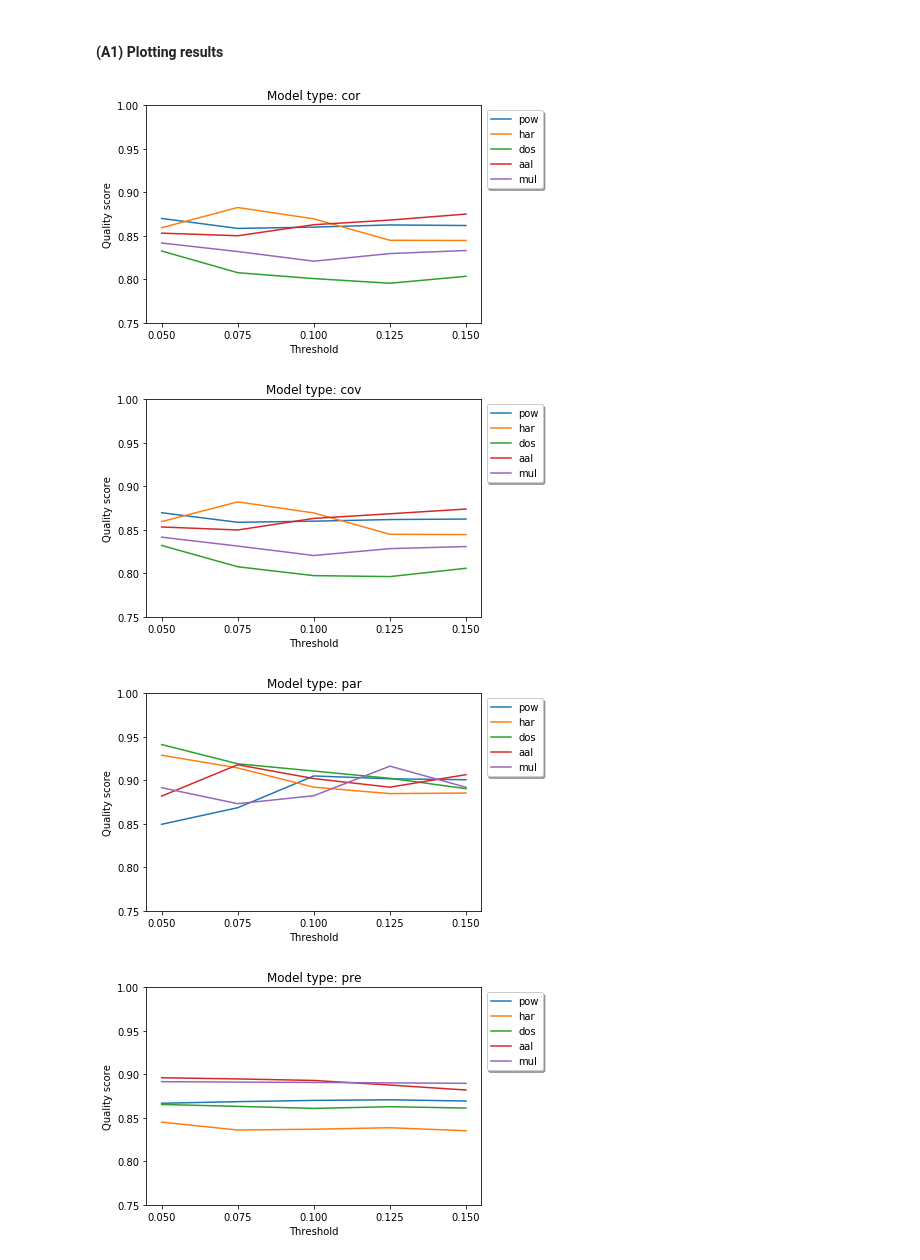
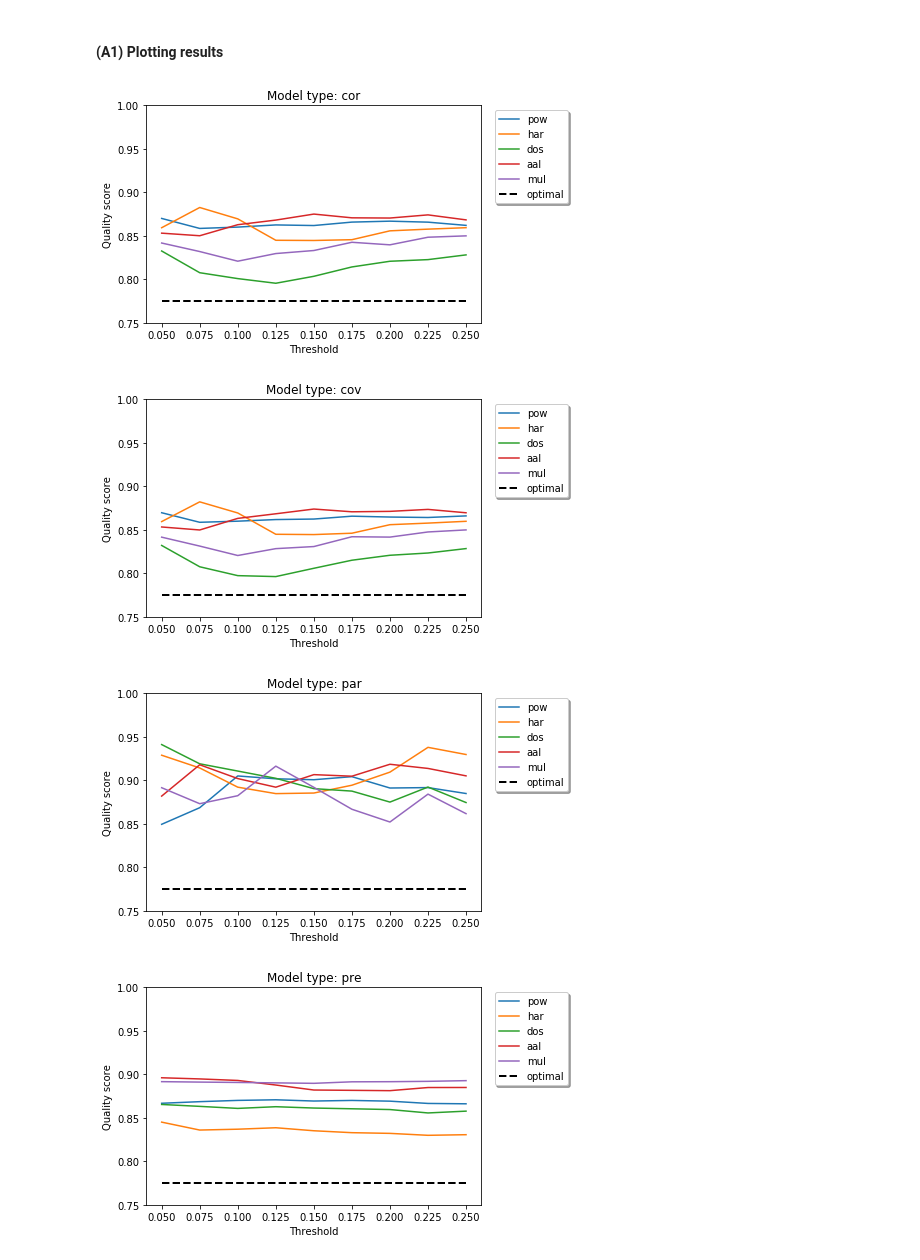
Before and after one commit to kbonna/OptiMeasures, a Jupyter notebook: main.ipynb, the cells around one changed output. Cells and saved outputs as stored; diff of their text form; code cells hidden in the pictures.

```diff
--- a/main.ipynb
+++ b/main.ipynb
@@ -9,17 +9,18 @@ import numpy as np
 path = 'data/graph/'
 meta_atl = ['pow','har','dos','aal','mul']
 meta_mod = ['cor','cov','par','pre']
-meta_thr = [0.05, 0.075, 0.1, 0.125, 1.5]
+meta_thr = [0.05, 0.075, 0.1, 0.125, 0.15, 0.175, 0.2, 0.225, 0.25]
 
+N_thr = len(meta_thr)
 q = {}
 for mod in meta_mod:
     #--- store results in array for each model separately
-    q[mod] = np.zeros([len(meta_atl), len(meta_thr)])
-    for tup in [(atl, thr) for atl in range(len(meta_atl)) for thr in range(len(meta_thr))]:
-        #print(' Model: {}, Atlas: {}, Threshold: {}'.format(mod, meta_atl[tup[0]], str(tup[1])))
+    q[mod] = np.zeros([len(meta_atl), N_thr])
+    for tup in [(atl, thr) for atl in range(len(meta_atl)) for thr in range(N_thr)]:
+        print(' Model: {}, Atlas: {}, Threshold: {}'.format(mod, meta_atl[tup[0]], str(tup[1])))
         beta = [ int(x == tup[0]) for x in range(5)] + \
                [ int(mod in model) for model in meta_mod ] + \
-               [ int(x == tup[1]) for x in range(5)]
+               [ int(x == tup[1]) for x in range(N_thr)]
         q[mod][tup[0]][tup[1]] = quality_function(beta_lin_comb(path, beta)[0], beta_lin_comb(path, beta)[2], \
                                                       similarity='euclid')
 # %% [markdown]
@@ -27,21 +28,28 @@ for mod in meta_mod:
 # %%
 %matplotlib inline
 import matplotlib.pyplot as plt
 import numpy as np
 for mod in meta_mod:
     #---
-    plt.plot(np.linspace(0.05,0.15,5),q[mod].T)
-    plt.xticks(np.linspace(0.05,0.15,5))
+    plt.plot(np.linspace(0.05,0.25,9),q[mod].T)
+    if 'res' in globals():
+        plt.plot(np.linspace(0.05,0.25,9), [res.fun for idx in range(9)], 'k--', linewidth=2)
+    plt.xticks(np.linspace(0.05,0.25,9))
     plt.ylim((0.75,1))
     #--- cosmetic changes
     plt.title('Model type: {}'.format(mod))
     plt.xlabel('Threshold')
     plt.ylabel('Quality score')
-    plt.legend(meta_atl, loc='upper center', bbox_to_anchor=(1.1, 1),
-              fancybox=True, shadow=True)
+    if 'res' in globals():
+        meta_atl_leg = meta_atl; meta_atl_leg.append('optimal')
+        plt.legend(meta_atl, loc='upper center', bbox_to_anchor=(1.15, 1),
+                  fancybox=True, shadow=True)
+    else:
+        plt.legend(meta_atl, loc='upper center', bbox_to_anchor=(1.1, 1),
+                  fancybox=True, shadow=True)
     plt.show()
 # %% [output]
-[figure, old version]
+[figure, new version]
-[figure, old version]
+[figure, new version]
-[figure, old version]
+[figure, new version]
-[figure, old version]
+[figure, new version]
```
Also changed, not shown: parts of 3 cells of this notebook, 1 other file.
